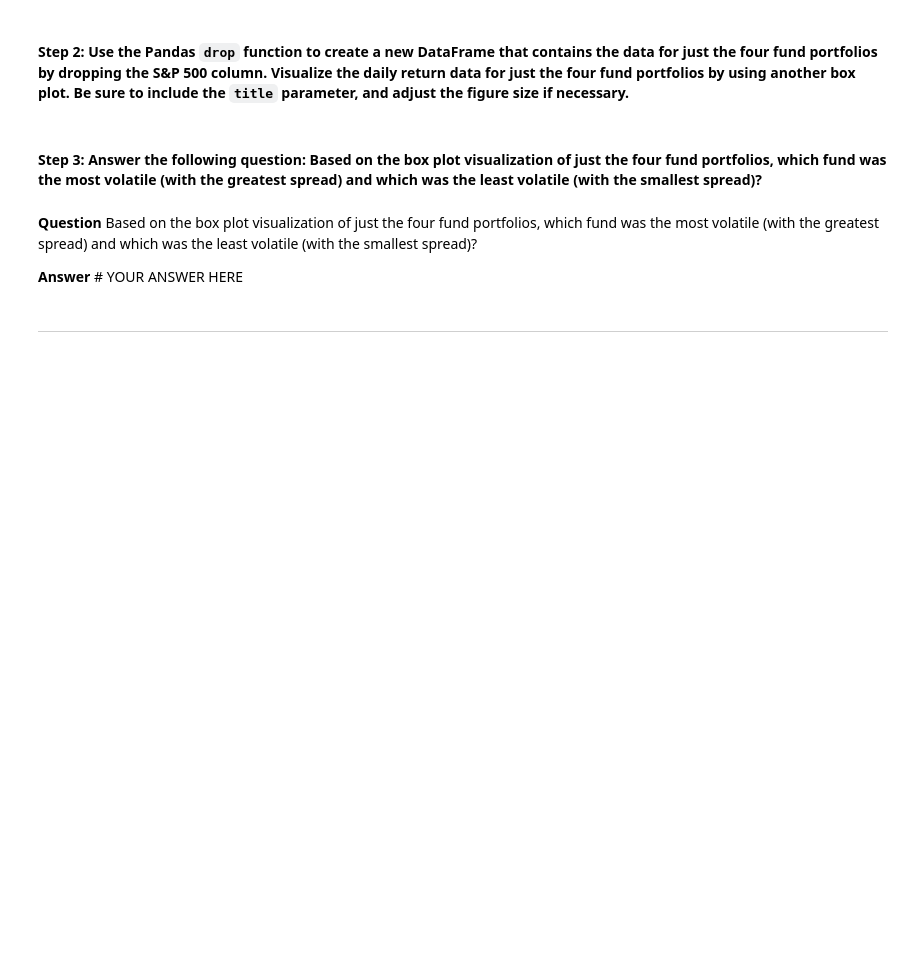
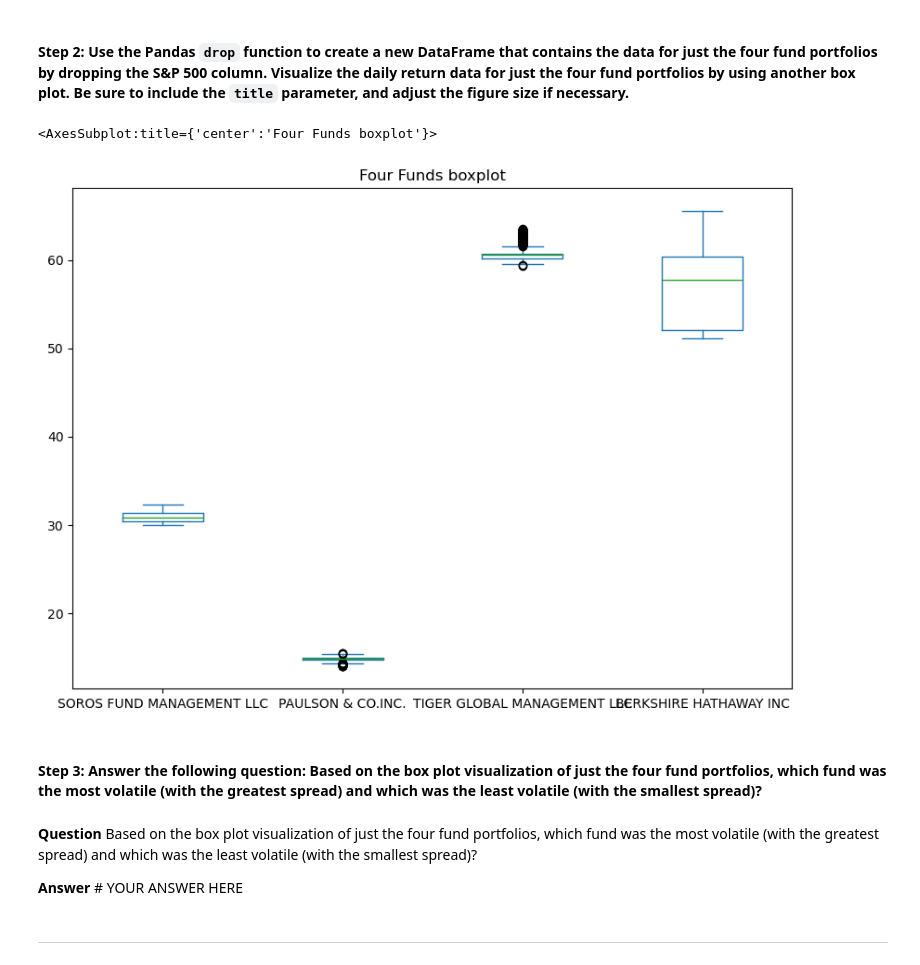
Before and after one commit to briabr/risk_return_analysis, a Jupyter notebook: risk_return_analysis.ipynb, the cells around one changed output. Saved outputs shown, nothing was run; the diff lists cells and outputs as text; code cells hidden in the pictures; blank space fills up the shorter version.

```diff
--- a/risk_return_analysis.ipynb
+++ b/risk_return_analysis.ipynb
@@ -193,8 +212,13 @@ Analyze the volatility of each of the four fund portfolios and of the S&P 500 In
 # %%
 # Create a new DataFrame containing only the 4 fund portfolios by dropping the S&P 500 column from the DataFrame
 # Create box plots to reflect the return data for only the 4 fund portfolios
 # Include a title parameter and adjust the figure size
 # YOUR CODE HERE
+new_data = whale_navs_csv.drop(columns=["S&P 500"])
+new_data.plot(kind="box", figsize=(10,7), title="Four Funds boxplot")
+# %% [output]
+<AxesSubplot:title={'center':'Four Funds boxplot'}>
+[figure, added]
 # %% [markdown]
 #### Step 3: Answer the following question: Based on the box plot visualization of just the four fund portfolios, which fund was the most volatile (with the greatest spread) and which was the least volatile (with the smallest spread)?
 # %% [markdown]
```
Also changed, not shown: parts of 4 cells of this notebook.
